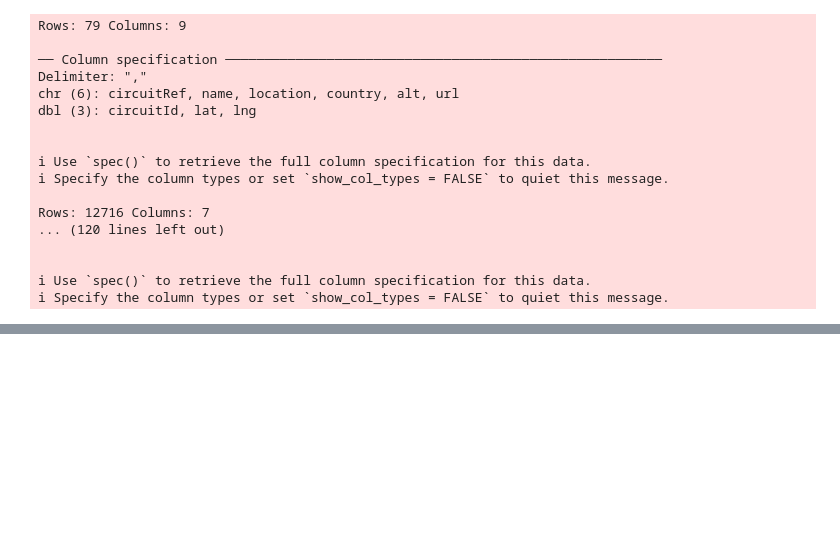
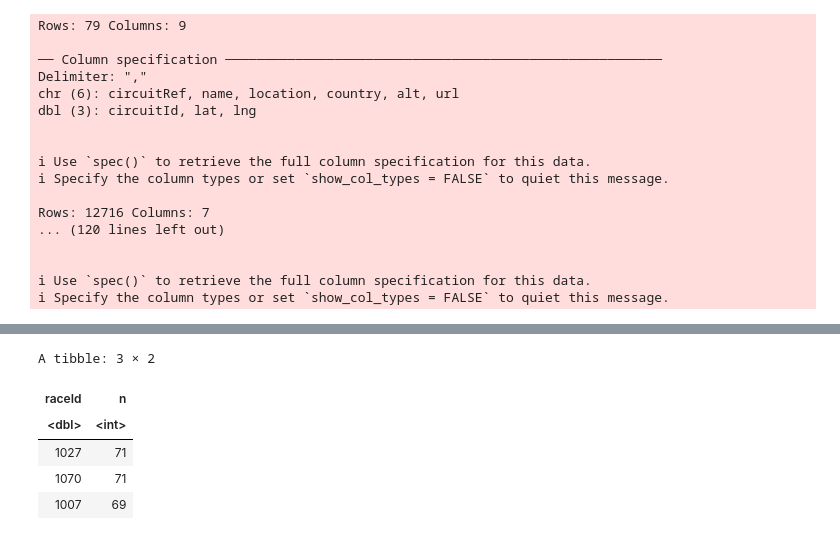
Before and after one commit to TaylorOglow/Formula_1, a Jupyter notebook: Lap Wrangling/cl_laps.ipynb, the cells around one changed output, grey strips where cells are left out. Saved outputs shown, nothing was run; the diff lists cells and outputs as text; code cells hidden in the pictures; blank space fills up the shorter version.

```diff
--- a/Lap Wrangling/cl_laps.ipynb
+++ b/Lap Wrangling/cl_laps.ipynb
@@ -1225,0 +1182,45 @@ A tibble: 3 × 2
+# %%
+#20. Mexico
+
+cl_mexico <- lec_laps %>%
+                filter(raceId %in% mexico_race_ID)
+
+cl_mexico_clean <- cl_mexico %>%
+                        group_by(raceId) %>%
+                        summarize(n = n()) %>%
+                        arrange(desc(n))
+cl_mexico_clean
+cl_mexico_clean_ID <- cl_mexico_clean %>%
+                        pull(raceId)
+
+
+### SPLITTING DATA
+
+cl_mexico_races <- lec_laps %>%
+                    filter(raceId %in% cl_mexico_clean_ID)
+
+cl_mexico_split <- initial_split(cl_mexico_races, prop = 0.75, strata = milliseconds)
+
+cl_mexico_train <- training(cl_mexico_split)
+
+cl_mexico_test <- testing(cl_mexico_split)
+
+
+### USING DATA
+
+cl_mexico_lap_times <- cl_mexico_train %>%
+                        group_by(lap) %>%
+                        summarize(lap_time_avg = mean(milliseconds))
+
+
+cl_mexico_avg_race_time <- cl_mexico_lap_times %>%
+                            mutate(lap_time_avg_mins = lap_time_avg / 60000) %>%
+                            select(lap_time_avg_mins) %>%
+                            map(sum)
+# %% [output]
+A tibble: 3 × 2
+| raceId | n |
+| <dbl> | <int> |
+| 1027 | 71 |
+| 1070 | 71 |
+| 1007 | 69 |
```
Also changed, not shown: parts of 21 cells of this notebook, 1 other file.
